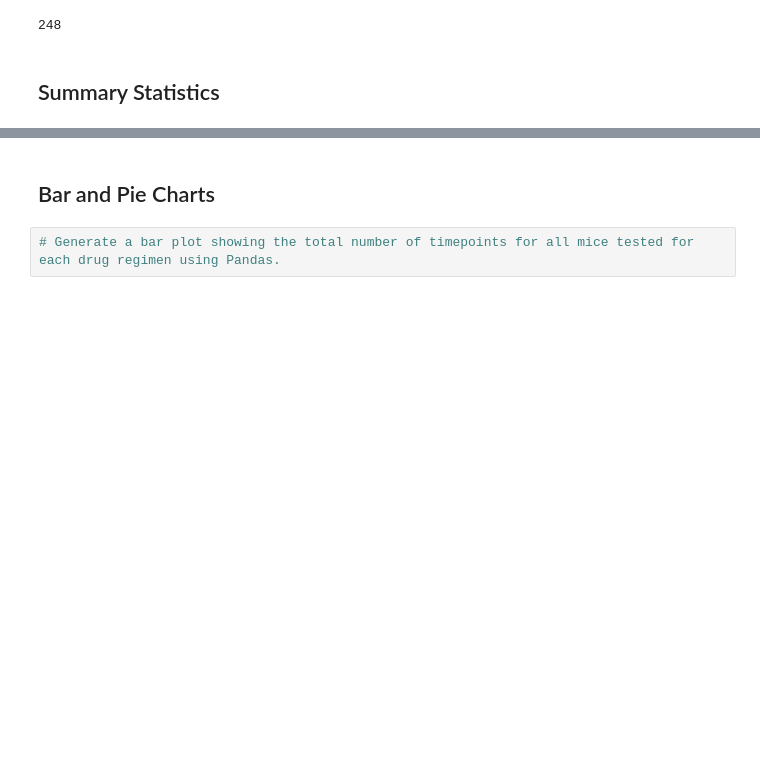
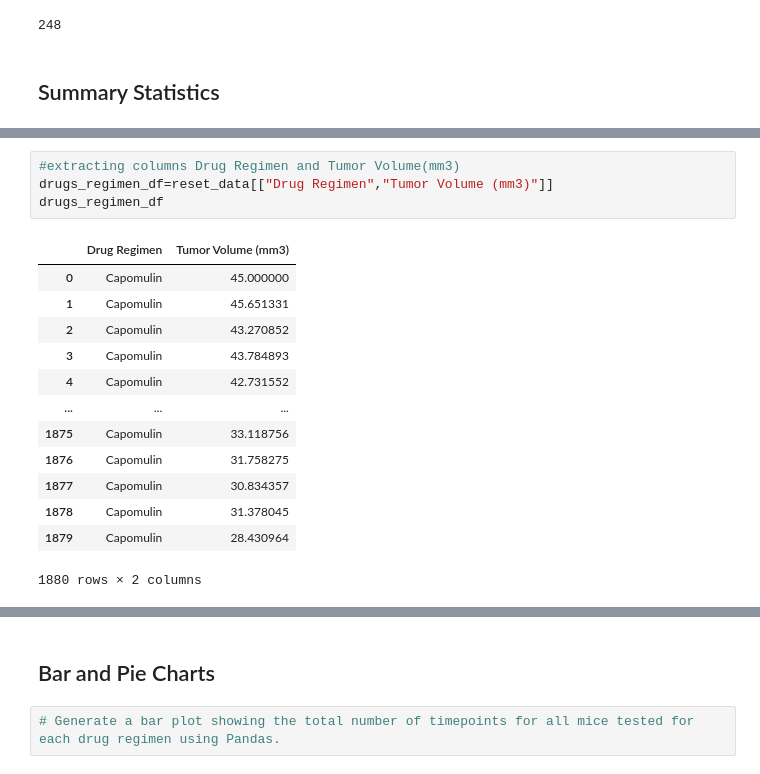
Before and after one commit to DasaSimo/Matplotlib-challenge, a Jupyter notebook: Pymaceuticals/pymaceuticals.ipynb, the cells around one changed output, grey strips where cells are left out. Saved outputs shown, nothing was run; the diff lists cells and outputs as text; blank space fills up the shorter version.

```diff
--- a/Pymaceuticals/pymaceuticals.ipynb
+++ b/Pymaceuticals/pymaceuticals.ipynb
@@ -93,0 +107,18 @@ mouse_clean_count
+# %%
+#extracting columns Drug Regimen and Tumor Volume(mm3)
+drugs_regimen_df=reset_data[["Drug Regimen","Tumor Volume (mm3)"]]
+drugs_regimen_df
+# %% [output]
+|  | Drug Regimen | Tumor Volume (mm3) |
+| 0 | Capomulin | 45.000000 |
+| 1 | Capomulin | 45.651331 |
+| 2 | Capomulin | 43.270852 |
+| 3 | Capomulin | 43.784893 |
+| 4 | Capomulin | 42.731552 |
+| ... | ... | ... |
+| 1875 | Capomulin | 33.118756 |
+| 1876 | Capomulin | 31.758275 |
+| 1877 | Capomulin | 30.834357 |
+| 1878 | Capomulin | 31.378045 |
+| 1879 | Capomulin | 28.430964 |
+1880 rows × 2 columns
```
Also changed, not shown: parts of 8 cells of this notebook.
